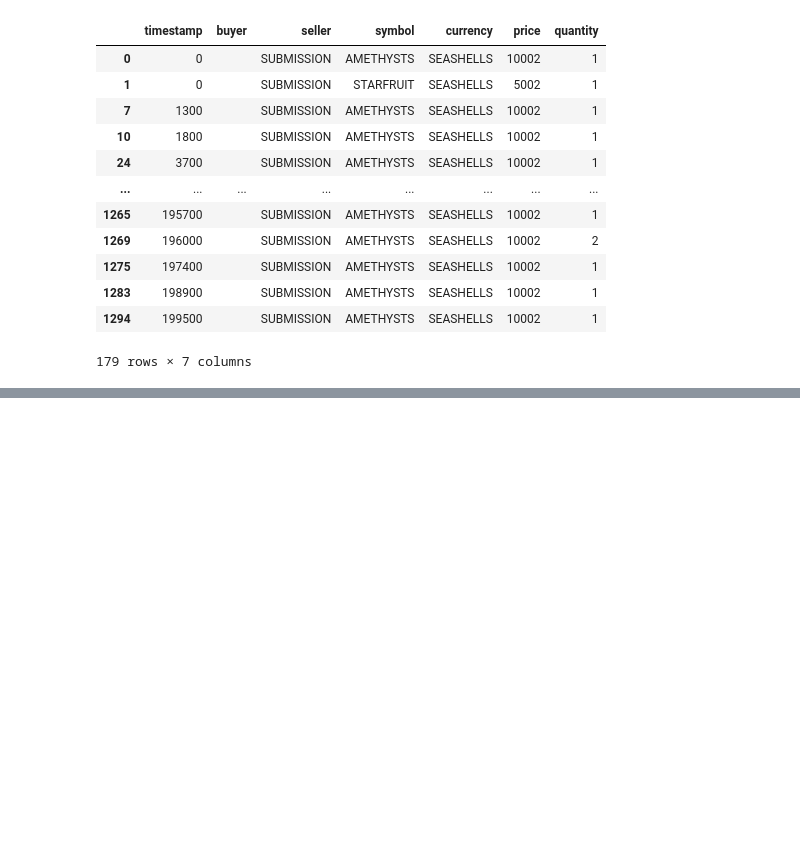
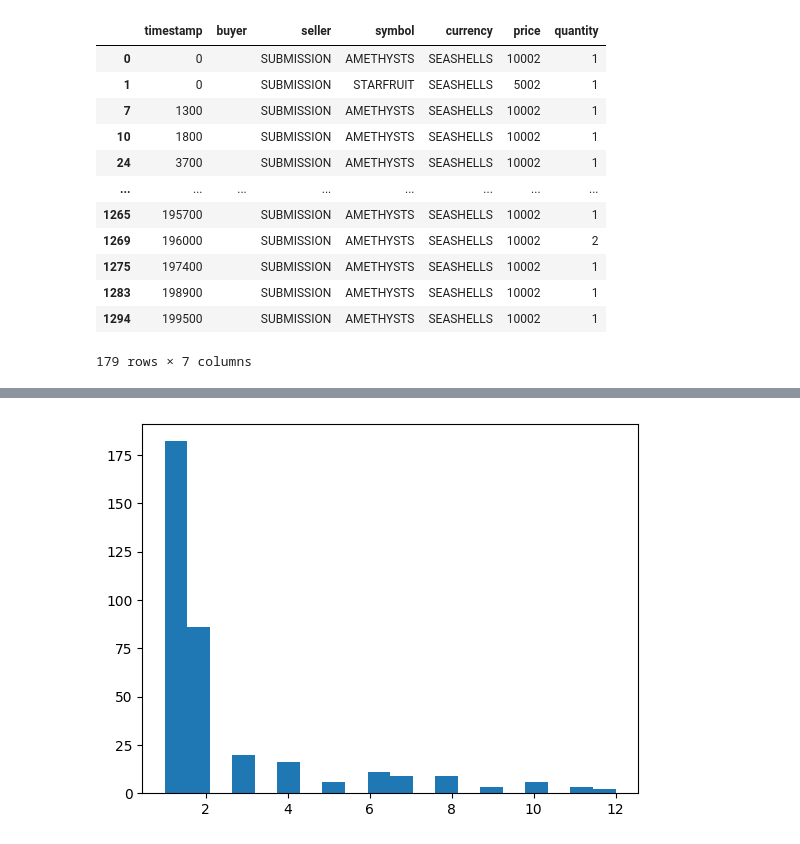
Before and after one commit to aemilani/imc-prosperity-2, a Jupyter notebook: explore_logs.ipynb, the cells around one changed output, grey strips where cells are left out. Cells and saved outputs as stored; diff of their text form; code cells hidden in the pictures; blank space fills up the shorter version.

Commit message:
AMETHYSTS strategy done.

```diff
--- a/explore_logs.ipynb
+++ b/explore_logs.ipynb
@@ -168,0 +191,6 @@ trade_history[trade_history['seller'] == 'SUBMISSION']
+# %%
+dta = trade_history[trade_history['seller'] != 'SUBMISSION'][trade_history['buyer'] != 'SUBMISSION'][trade_history['symbol'] == 'AMETHYSTS']['quantity']
+plt.hist(dta, bins=20)
+plt.show()
+# %% [output]
+[figure, added]
```
Also changed, not shown: parts of 6 cells of this notebook, 5 other files.
